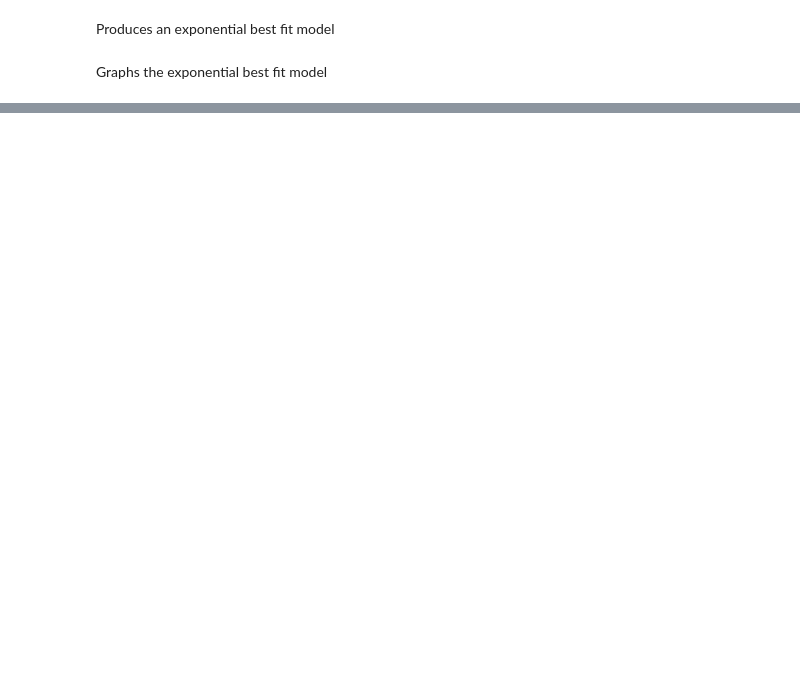
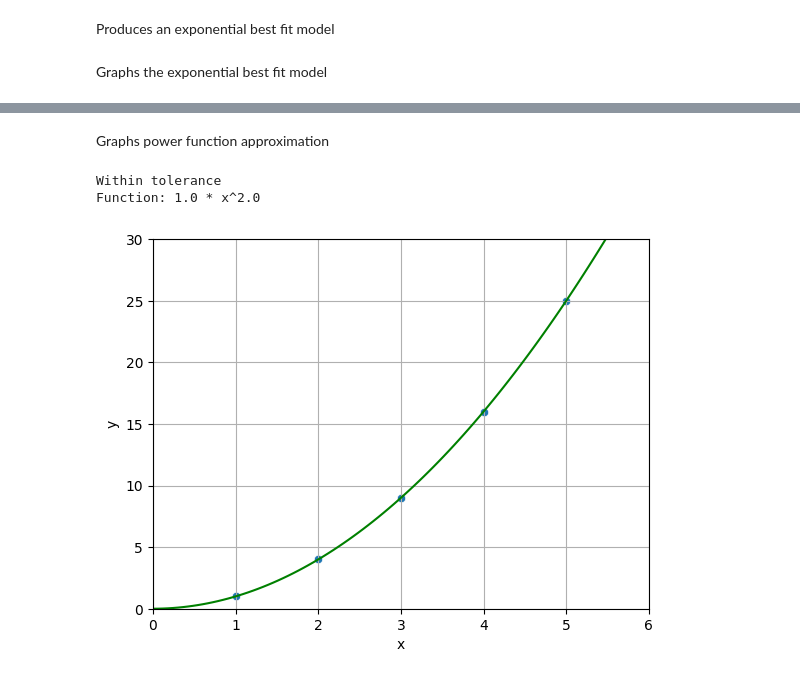
Before and after one commit to liamcolangelo/regression, a Jupyter notebook: regression models.ipynb, the cells around one changed output, grey strips where cells are left out. Drawn from its saved outputs; the diff is of its cells as text; code cells hidden in the pictures; blank space fills up the shorter version.

```diff
--- a/regression models.ipynb
+++ b/regression models.ipynb
@@ -162,0 +165,47 @@ function: 9.999949753154274 * (4.000010103541611)^x
+# %%
+# Currently all inputs must be > 0 because of how the gradient descent works.
+# I will try to find a solution
+# This function also takes over a minute to run, so I would like to optimize it
+def power_regression_model(inputs, actuals):
+    a = 1
+    b = 2
+
+    def func(x):
+        return a * (x ** b)
+
+    learning_rate = 0.000001
+    for iter in range(1_000_000):
+        count = 0
+        for i in range(len(inputs)):
+            error = actuals[i] - func(inputs[i])
+            if error < tolerance and error > -1 * tolerance:
+                count += 1
+            a0 = a
+            a += learning_rate * (inputs[i] ** b) * error
+            b += learning_rate * a0 * (inputs[i] ** b) * log(inputs[i]) * error
+        if count == len(inputs):
+            print("Within tolerance")
+            break
+    print(f"Function: {a} * x^{b}")
+    return [a,b]
+# %% [markdown]
+Graphs power function approximation
+# %%
+terms = power_regression_model(inputs, actuals)
+a = terms[0]
+b = terms[1]
+
+x = np.linspace(x_min, x_max, 100)
+y = a * (x ** b)
+
+power_data = pd.DataFrame({"x": x, "y": y})
+sns.lineplot(data=power_data, x="x", y="y", color="green")
+sns.scatterplot(data=data, x="x", y="y")
+plt.xlim(x_min, x_max)
+plt.ylim(y_min, y_max)
+plt.grid()
+plt.show()
+# %% [output]
+Within tolerance
+Function: 1.0 * x^2.0
+[figure, added]
```
Also changed, not shown: parts of 12 cells of this notebook, 1 other file.
